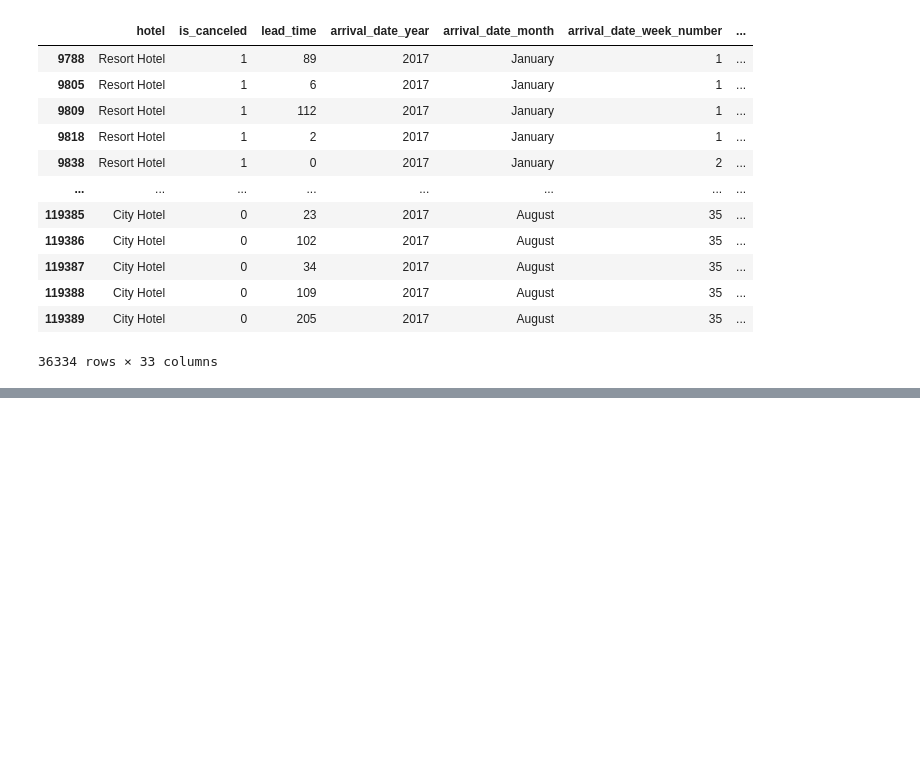
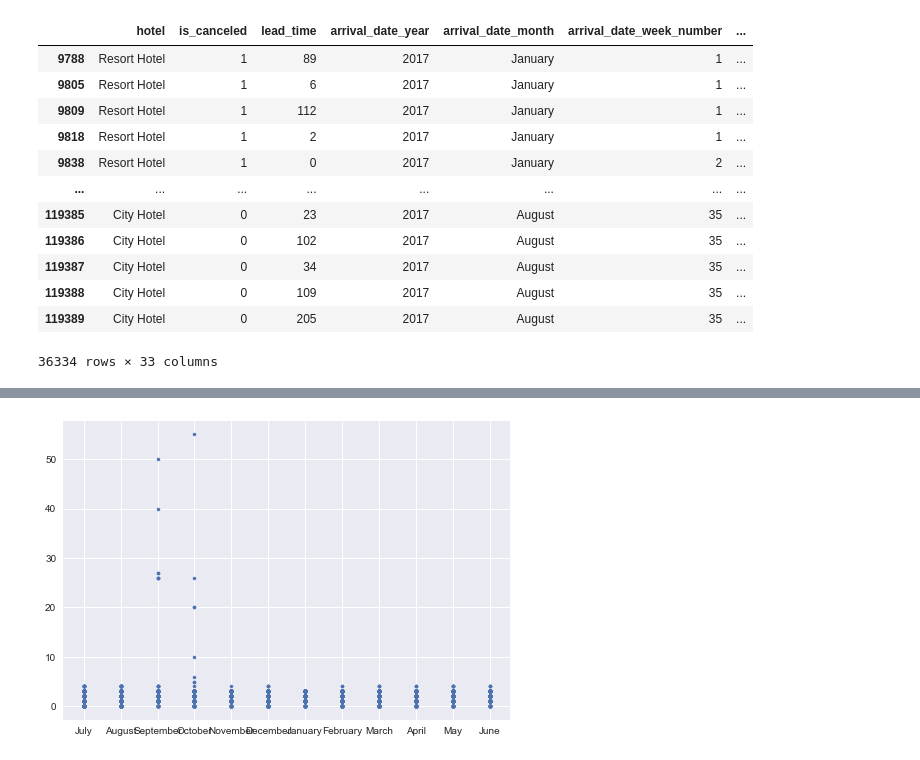
Before and after one commit to arisugiharto/Intermediate_python_batch16, a Jupyter notebook: final_project/Final_Project - R. Ari Sugiharto.ipynb, the cells around one changed output, grey strips where cells are left out. Saved outputs shown, nothing was run; the diff lists cells and outputs as text; code cells hidden in the pictures; blank space fills up the shorter version.

```diff
--- a/final_project/Final_Project - R. Ari Sugiharto.ipynb
+++ b/final_project/Final_Project - R. Ari Sugiharto.ipynb
@@ -283,0 +434,3 @@ filter1
+# %%
+df8=df
+df8
@@ -283,0 +488,8 @@ filter1
+# %%
+plt.style.use("seaborn")
+
+plt.scatter(df8["arrival_date_month"], df8["adults"], s=10)
+
+plt.show()
+# %% [output]
+[figure, added]
```
Also changed, not shown: parts of 32 cells of this notebook, 2 other files.
